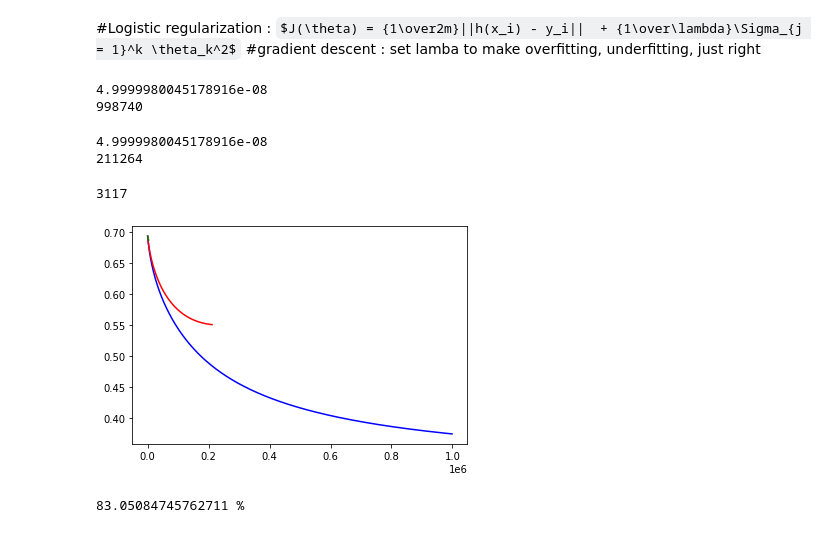
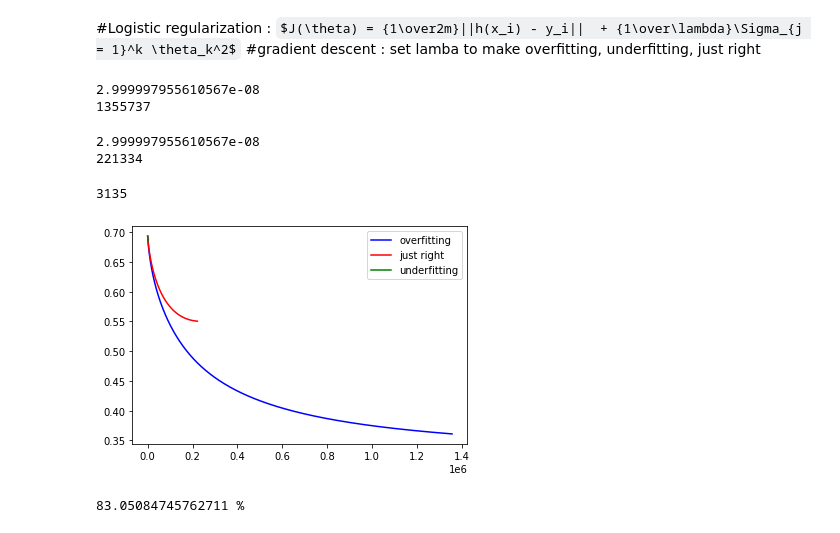
Before and after one commit to CJavaPython/AssignmentFolder, a Jupyter notebook: Assignment07/Assignment07.ipynb, the cells around one changed output. Cells and saved outputs as stored; diff of their text form; code cells hidden in the pictures; some formulas as TeX source.

Commit message:
Find to use legend

```diff
--- a/Assignment07/Assignment07.ipynb
+++ b/Assignment07/Assignment07.ipynb
@@ -39,16 +39,12 @@ for i in range(0, degree):
         X_poly = np.column_stack([X_poly, (pointX ** i) * (pointY ** j)])
 
 #X_poly의 차수만큼 theta들 생성
-#1. underfitting
+#1. overfitting
 Theta1 = np.zeros(X_poly.shape[1]).reshape(X_poly.shape[1], 1)
-#2. overfitting
+#2. justrightfitting
 Theta2 = np.zeros(X_poly.shape[1]).reshape(X_poly.shape[1], 1)
-#3. just-right
+#3. underfitting
 Theta3 = np.zeros(X_poly.shape[1]).reshape(X_poly.shape[1], 1)
-
-#1. overfitting
-#2. justrightfitting
-#3. underfitting
 
 #위처럼 생성할 경우 matrix 형식으로생성됨
 #squeeze로 list화 시킨다. dot곱을 위함.
@@ -90,7 +86,7 @@ lmbd1 = 0
 lmbd2 = 0.01
 lmbd3 = 1
 #적절한 threshold
-Threshold = 0.00000005
+Threshold = 0.00000003
 
 
 #Underfitting's gradient descent, accuracy
@@ -120,8 +116,8 @@ while 1:
       break
 print(iter1)
 # %% [output]
-4.9999980045178916e-08
-998740
+2.999997955610567e-08
+1355737
 # %%
 iter2 = 0
 while 1:
@@ -146,8 +142,8 @@ while 1:
       break
 print(iter2)
 # %% [output]
-4.9999980045178916e-08
-211264
+2.999997955610567e-08
+221334
 # %%
 iter3 = 0
 while 1:
@@ -171,14 +167,15 @@ while 1:
       break
 print(iter3)
 # %% [output]
-3117
+3135
 # %%
-plt.plot(E_list1, c='b')
-plt.plot(E_list2, c='r')
-plt.plot(E_list3, c='g')
+plt.plot(E_list1, c='b', label="overfitting")
+plt.plot(E_list2, c='r', label="just right")
+plt.plot(E_list3, c='g', label="underfitting")
+plt.legend()
 plt.show()
 # %% [output]
-[figure, old version]
+[figure, new version]
 # %%
 print(accuracy_list1[len(accuracy_list1) - 1], "%")
 # %% [output]
```
Also changed, not shown: parts of 9 cells of this notebook.
